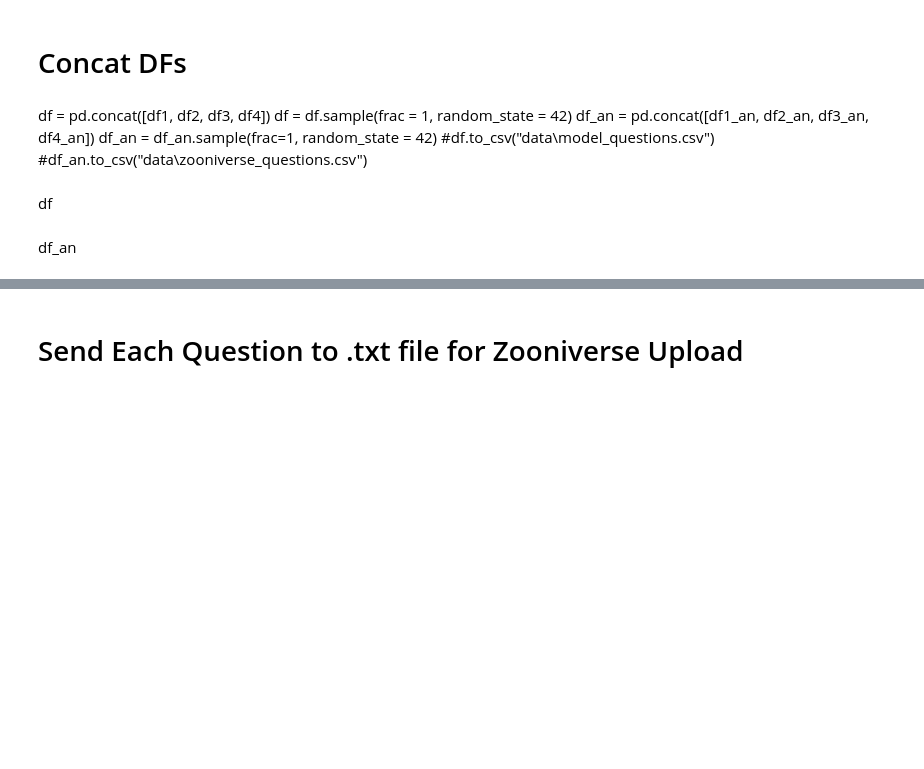
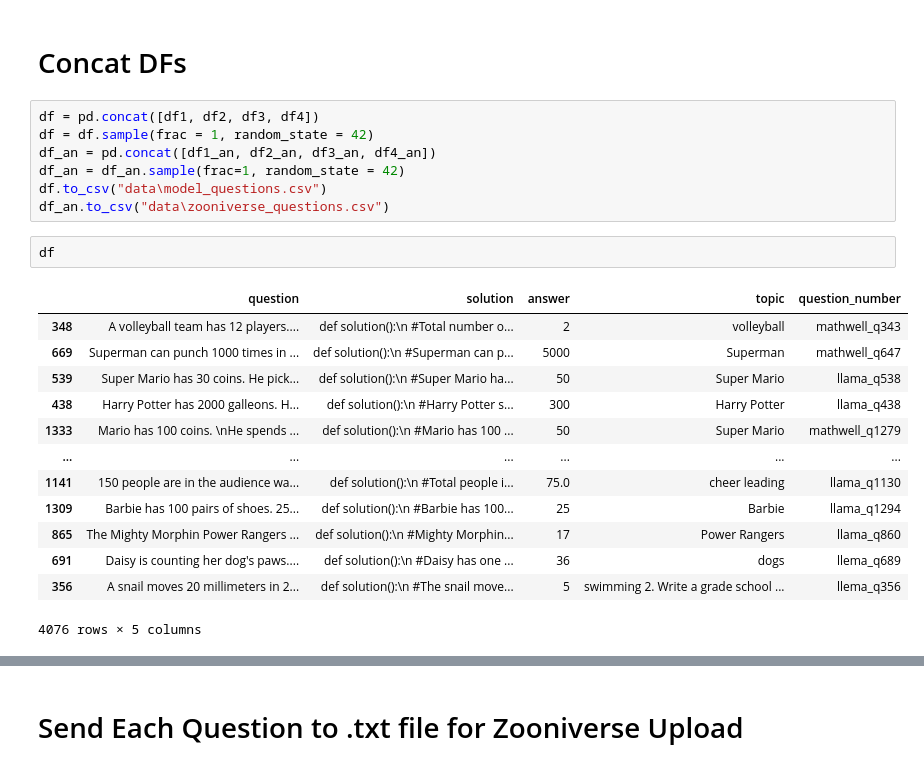
Before and after one commit to bryanchrist/llama2-70b, a Jupyter notebook: Parse_Model_Questions.ipynb, the cells around one changed output, grey strips where cells are left out. Drawn from its saved outputs; the diff is of its cells as text; blank space fills up the shorter version.

Commit message:
Preparing files for Zooniverse upload

```diff
--- a/Parse_Model_Questions.ipynb
+++ b/Parse_Model_Questions.ipynb
@@ -628,14 +628,26 @@ df4
 346 rows × 5 columns
 # %% [markdown]
 # Concat DFs
-# %% [markdown]
-df = pd.concat([df1, df2, df3, df4])
-df = df.sample(frac = 1, random_state = 42)
-df_an = pd.concat([df1_an, df2_an, df3_an, df4_an])
-df_an = df_an.sample(frac=1, random_state = 42)
-#df.to_csv("data\model_questions.csv")
-#df_an.to_csv("data\zooniverse_questions.csv")
-# %% [markdown]
-df
-# %% [markdown]
-df_an
+# %%
+df = pd.concat([df1, df2, df3, df4])
+df = df.sample(frac = 1, random_state = 42)
+df_an = pd.concat([df1_an, df2_an, df3_an, df4_an])
+df_an = df_an.sample(frac=1, random_state = 42)
+df.to_csv("data\model_questions.csv")
+df_an.to_csv("data\zooniverse_questions.csv")
+# %%
+df
+# %% [output]
+|  | question | solution | answer | topic | question_number |
+| 348 | A volleyball team has 12 players.... | def solution():\n #Total number o... | 2 | volleyball | mathwell_q343 |
+| 669 | Superman can punch 1000 times in ... | def solution():\n #Superman can p... | 5000 | Superman | mathwell_q647 |
+| 539 | Super Mario has 30 coins. He pick... | def solution():\n #Super Mario ha... | 50 | Super Mario | llama_q538 |
+| 438 | Harry Potter has 2000 galleons. H... | def solution():\n #Harry Potter s... | 300 | Harry Potter | llama_q438 |
+| 1333 | Mario has 100 coins. \nHe spends ... | def solution():\n #Mario has 100 ... | 50 | Super Mario | mathwell_q1279 |
+| ... | ... | ... | ... | ... | ... |
+| 1141 | 150 people are in the audience wa... | def solution():\n #Total people i... | 75.0 | cheer leading | llama_q1130 |
+| 1309 | Barbie has 100 pairs of shoes. 25... | def solution():\n #Barbie has 100... | 25 | Barbie | llama_q1294 |
+| 865 | The Mighty Morphin Power Rangers ... | def solution():\n #Mighty Morphin... | 17 | Power Rangers | llama_q860 |
+| 691 | Daisy is counting her dog's paws.... | def solution():\n #Daisy has one ... | 36 | dogs | llema_q689 |
+| 356 | A snail moves 20 millimeters in 2... | def solution():\n #The snail move... | 5 | swimming 2. Write a grade school ... | llema_q356 |
+4076 rows × 5 columns
```
Also changed, not shown: parts of 7 cells of this notebook, 2 other files.
